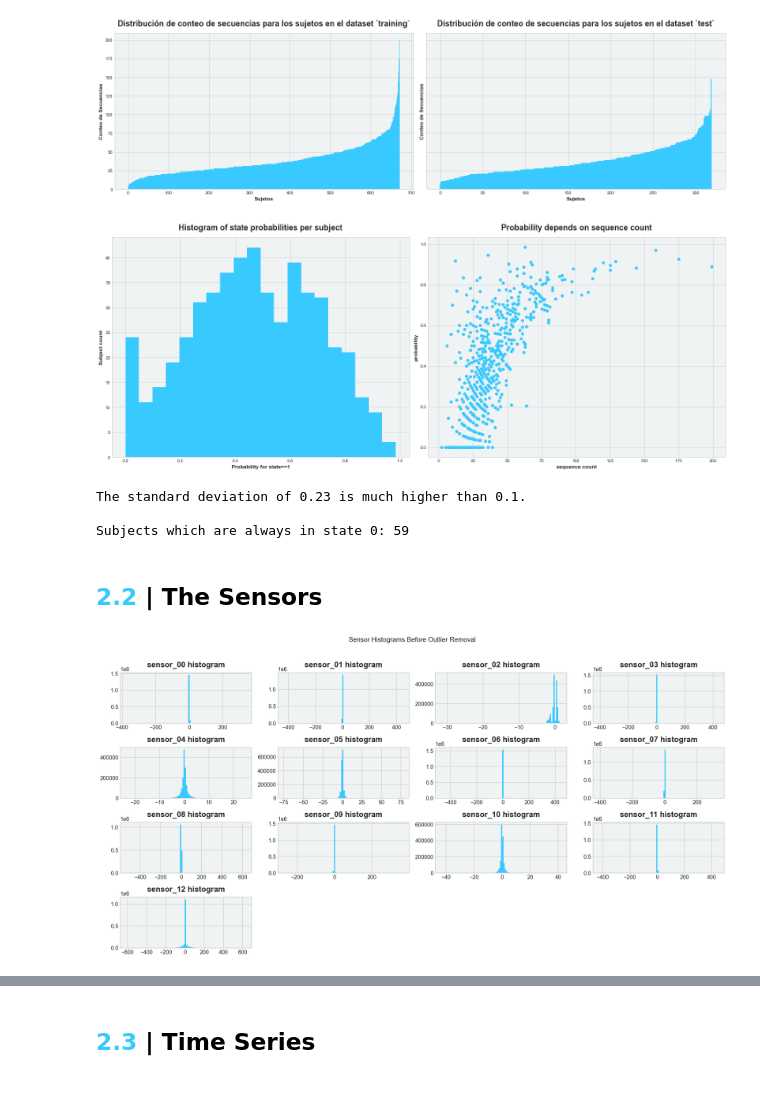
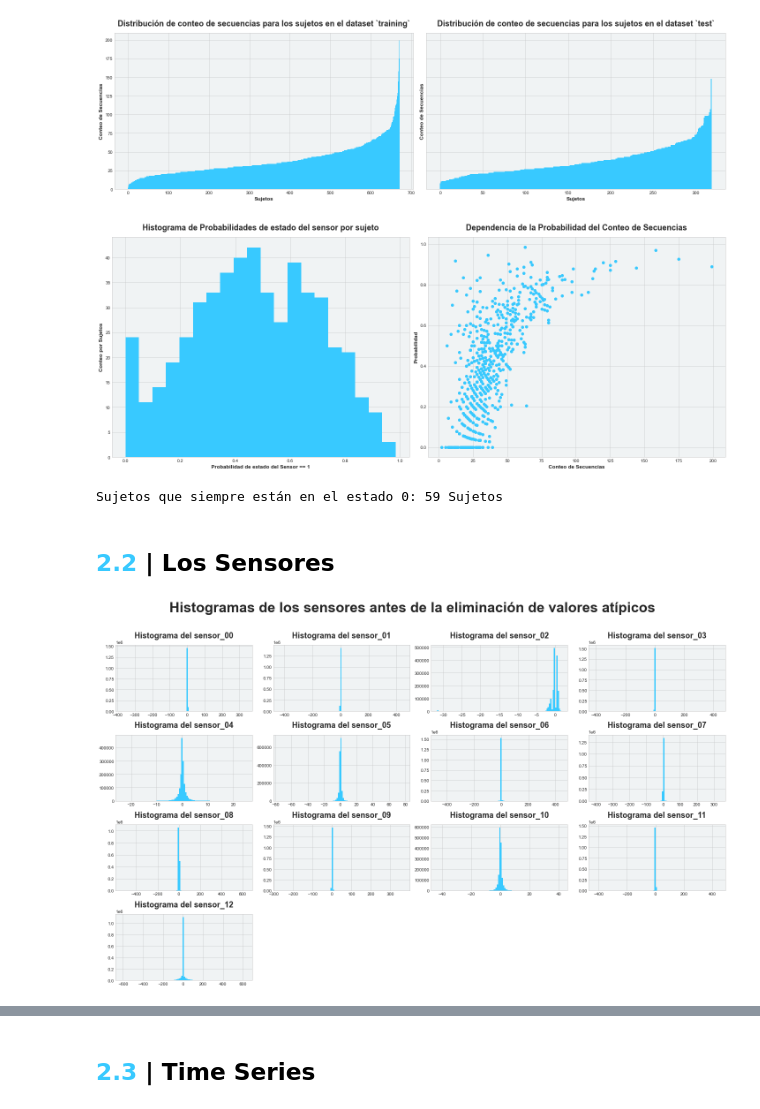
Before and after one commit to rdurango92/sensores, a Jupyter notebook: Sensores.ipynb, the cells around one changed output, grey strips where cells are left out. Cells and saved outputs as stored; diff of their text form; code cells hidden in the pictures.

```diff
--- a/Sensores.ipynb
+++ b/Sensores.ipynb
@@ -197,38 +199,33 @@ plt.figure(figsize=(20, 8))
 
 plt.subplot(1, 2, 1)
 plt.hist(temp1, bins=20,color = '#38c9ff')
-plt.ylabel('Subject count')
-plt.xlabel('Probability for state==1')
-plt.title('Histogram of state probabilities per subject')
+plt.ylabel('Conteo por Sujetos')
+plt.xlabel('Probabilidad de estado del Sensor == 1')
+plt.title('Histograma de Probabilidades de estado del sensor por sujeto')
 
 plt.subplot(1, 2, 2)
 plt.scatter(temp.sequence_count, temp.probability,color = '#38c9ff')
-plt.xlabel('sequence count')
-plt.ylabel('probability')
-plt.title('Probability depends on sequence count')
+plt.xlabel('Conteo de Secuencias')
+plt.ylabel('Probabilidad')
+plt.title('Dependencia de la Probabilidad del Conteo de Secuencias')
 
 plt.show()
-
-print()
-print(f"The standard deviation of {temp[temp.sequence_count >= 25].probability.std():.2f} is much higher than 0.1.")
-print()
-print('Subjects which are always in state 0:', (temp.probability == 0).sum())
+print('Sujetos que siempre están en el estado 0:', (temp.probability == 0).sum(),'Sujetos')
 # %% [output]
-[figure, old version]
+[figure, new version]
-The standard deviation of 0.23 is much higher than 0.1.
-
-Subjects which are always in state 0: 59
+Sujetos que siempre están en el estado 0: 59 Sujetos
 # %% [markdown]
-## <b><span style='color:#38c9ff'>2.2</span> | The Sensors</b>
+## <b><span style='color:#38c9ff'>2.2</span> | Los Sensores</b>
 # %%
-figure = plt.figure(figsize=(16, 8))
+figure = plt.figure(figsize=(20, 12))
 for sensor in range(13):
     sensor_name = f"sensor_{sensor:02d}"
     plt.subplot(4, 4, sensor+1)
     plt.hist(train[sensor_name], bins=100, color = '#38c9ff')
-    plt.title(f"{sensor_name} histogram")
+    plt.title(f"Histograma del {sensor_name}")
 figure.tight_layout(h_pad=1.0, w_pad=0.5)
-plt.suptitle('Sensor Histograms Before Outlier Removal', y=1.02)
+plt.suptitle('Histogramas de los sensores antes de la eliminación de valores atípicos',
+             y=1.02, fontsize=32, fontweight='bold')
 plt.show()
 # %% [output]
-[figure, old version]
+[figure, new version]
```
Also changed, not shown: parts of 5 cells of this notebook.
